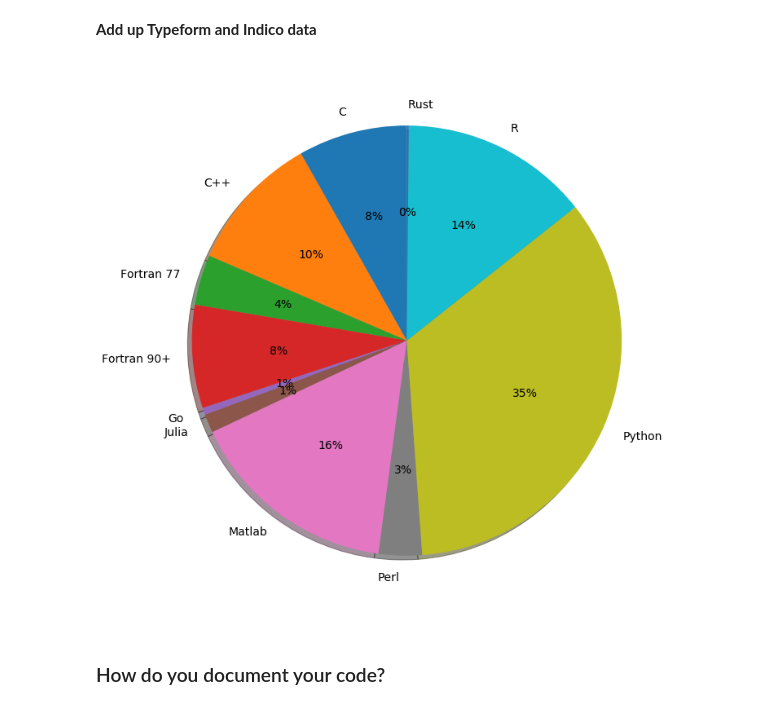
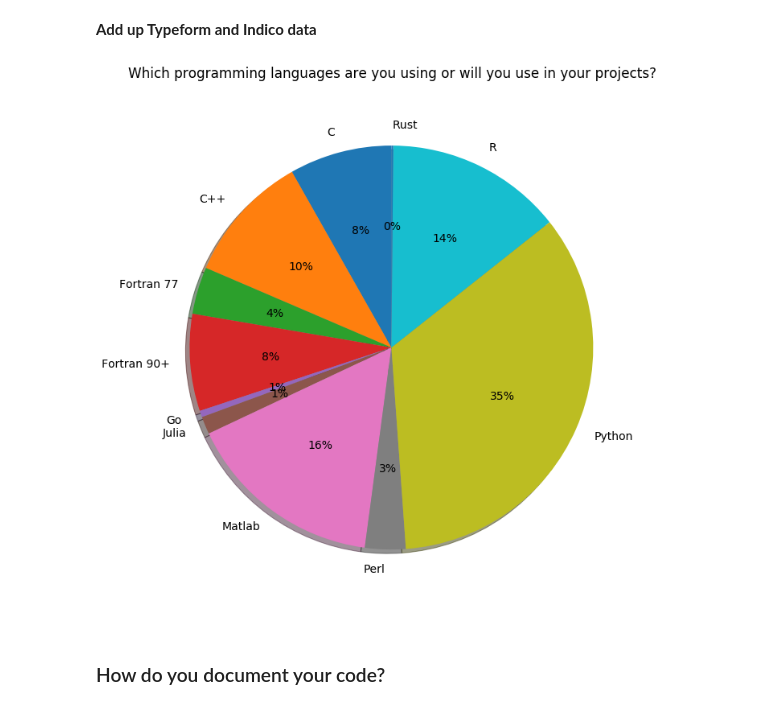
Before and after one commit to coderefinery/pre-workshop-survey, a Jupyter notebook: pre-workshop-survey.ipynb, the cells around one changed output. Saved outputs shown, nothing was run; the diff lists cells and outputs as text; code cells hidden in the pictures.

```diff
--- a/pre-workshop-survey.ipynb
+++ b/pre-workshop-survey.ipynb
@@ -144,7 +144,7 @@ def split_multiple_choices(series):
             series.drop(labels=i, inplace=True)
     return
 # %%
-def plot_pie(font, valcnt_series, xsize, ysize, filename, startangle=180):
+def plot_pie(font, valcnt_series, xsize, ysize, filename, startangle=180, title=None):
     plt.rc('font', **font)
 
     values = valcnt_series.values
@@ -153,6 +153,7 @@ def plot_pie(font, valcnt_series, xsize, ysize, filename, startangle=180):
     ax1.pie(values, labels=labels, autopct='%1.0f%%',
             shadow=True, startangle=startangle)
     ax1.axis('equal')  # Equal aspect ratio ensures that pie is drawn as a circle.
+    plt.title(title)
     ax1.figure.tight_layout()
     plt.savefig(filename)
 # %% [markdown]
@@ -324,11 +330,12 @@ stats_lang = stats_lang_tf.add(stats_lang_i, fill_value=0.0)
 # %%
 # dropping answers below 1%
 stats_lang.drop(labels="Haskell", inplace=True)
 stats_lang.drop(labels="Other", inplace=True)
 
-plot_pie(font, stats_lang, xsize, ysize, "img/languages.png", 90.0);
+title = "Which programming languages are you using or will you use in your projects?"
+plot_pie(font, stats_lang, xsize, ysize, "img/languages.png", startangle=90.0, title=title);
 # %% [output]
-[figure, old version]
+[figure, new version]
 # %% [markdown]
 ### How do you document your code?
 # %% [markdown]
```
Also changed, not shown: parts of 10 cells of this notebook.
